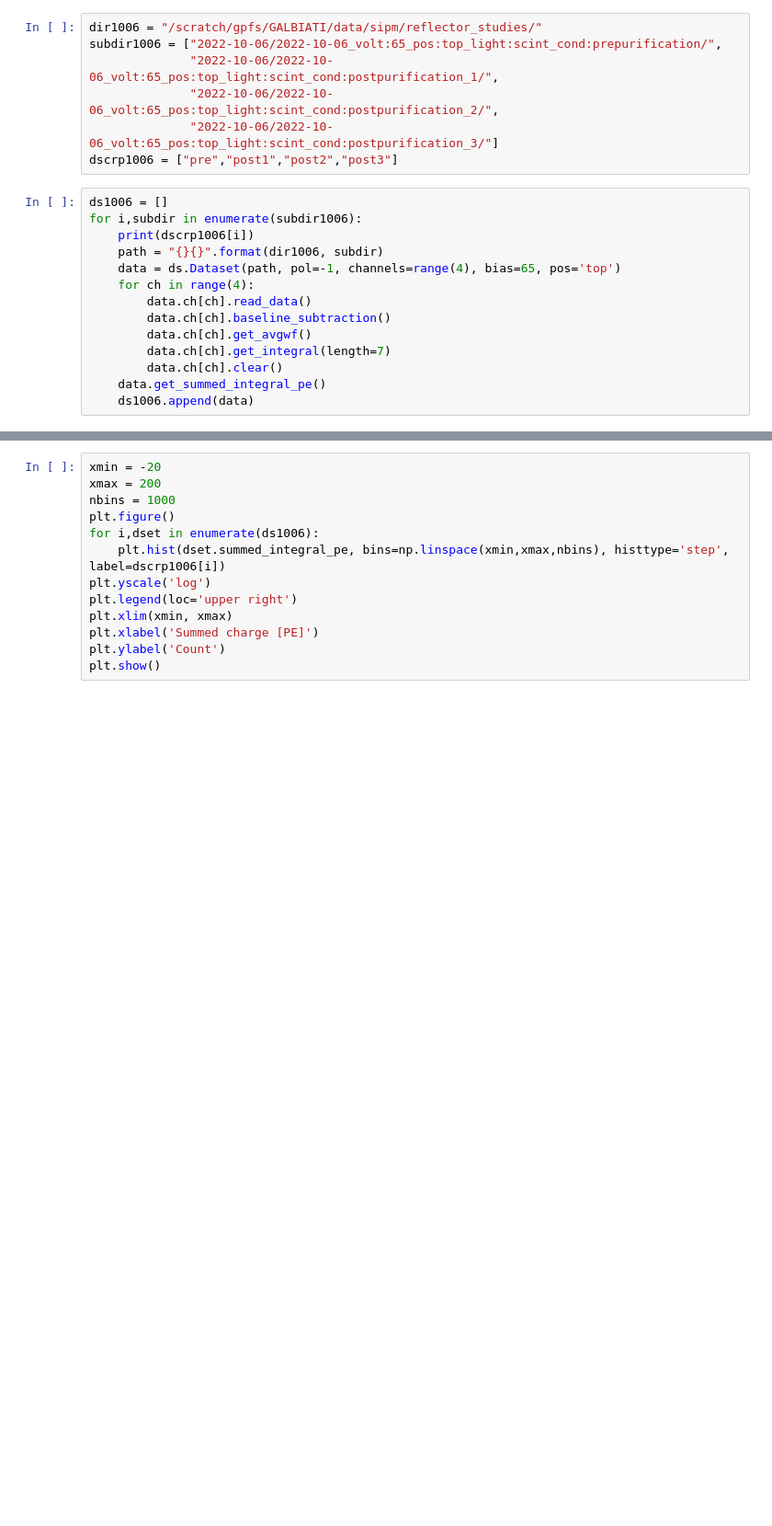
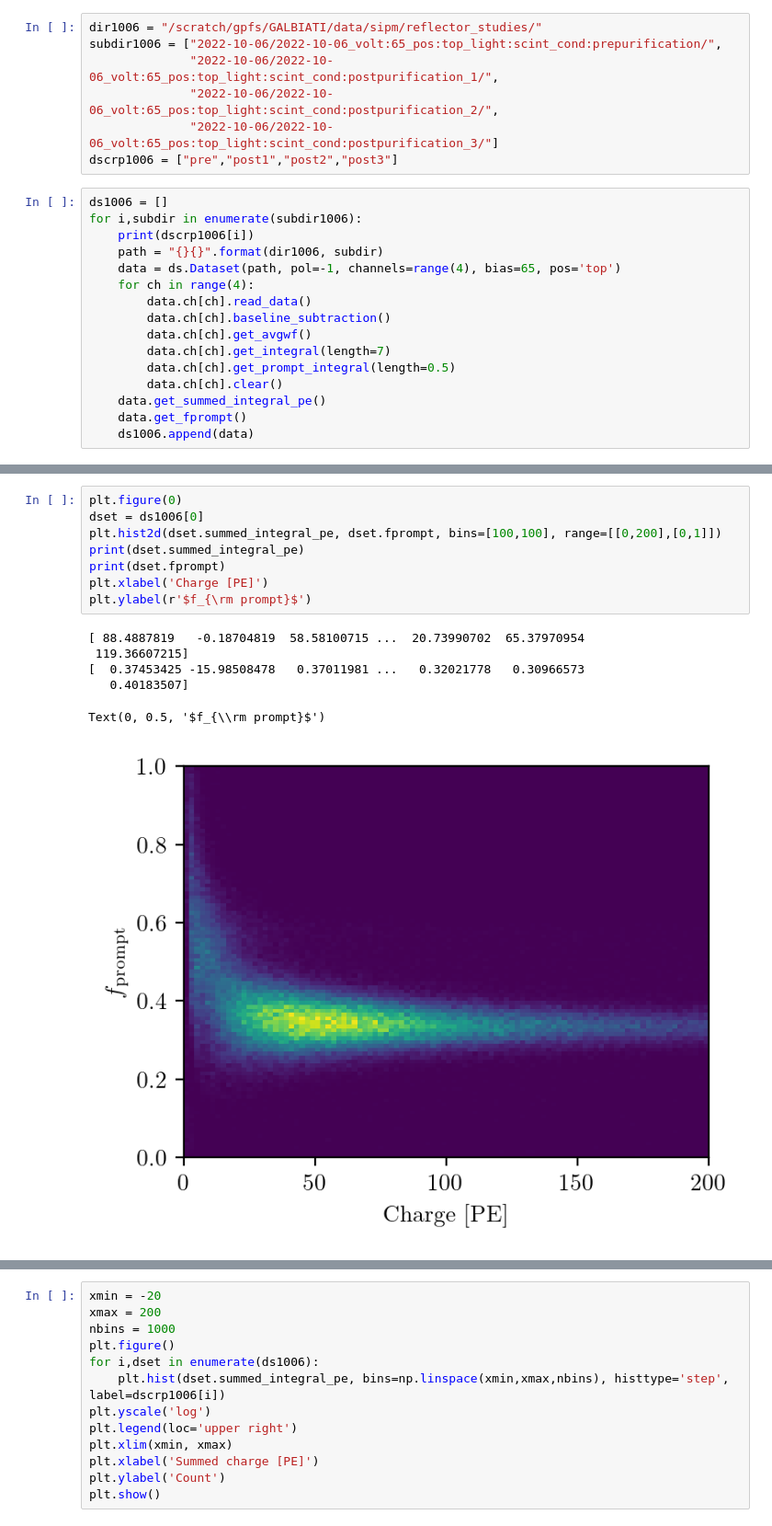
Before and after one commit to darkside-princeton/sipm-analysis, a Jupyter notebook: jupyter/scintillation-allan.ipynb, the cells around one changed output, grey strips where cells are left out. Shown at 92% size. Drawn from its saved outputs; the diff is of its cells as text; blank space fills up the shorter version.

Commit message:
Added Fprompt distribution

```diff
--- a/jupyter/scintillation-allan.ipynb
+++ b/jupyter/scintillation-allan.ipynb
@@ -101,8 +100,10 @@ for i,subdir in enumerate(subdir1006):
         data.ch[ch].baseline_subtraction()
         data.ch[ch].get_avgwf()
         data.ch[ch].get_integral(length=7)
+        data.ch[ch].get_prompt_integral(length=0.5)
         data.ch[ch].clear()
     data.get_summed_integral_pe()
+    data.get_fprompt()
     ds1006.append(data)
 # %% [output]
 pre
@@ -127,0 +117,15 @@ post3
+# %%
+plt.figure(0)
+dset = ds1006[0]
+plt.hist2d(dset.summed_integral_pe, dset.fprompt, bins=[100,100], range=[[0,200],[0,1]])
+print(dset.summed_integral_pe)
+print(dset.fprompt)
+plt.xlabel('Charge [PE]')
+plt.ylabel(r'$f_{\rm prompt}$')
+# %% [output]
+[ 88.4887819   -0.18704819  58.58100715 ...  20.73990702  65.37970954
+ 119.36607215]
+[  0.37453425 -15.98508478   0.37011981 ...   0.32021778   0.30966573
+   0.40183507]
+Text(0, 0.5, '$f_{\\rm prompt}$')
+[figure, added]
```
Also changed, not shown: parts of 9 cells of this notebook, 2 other files.
